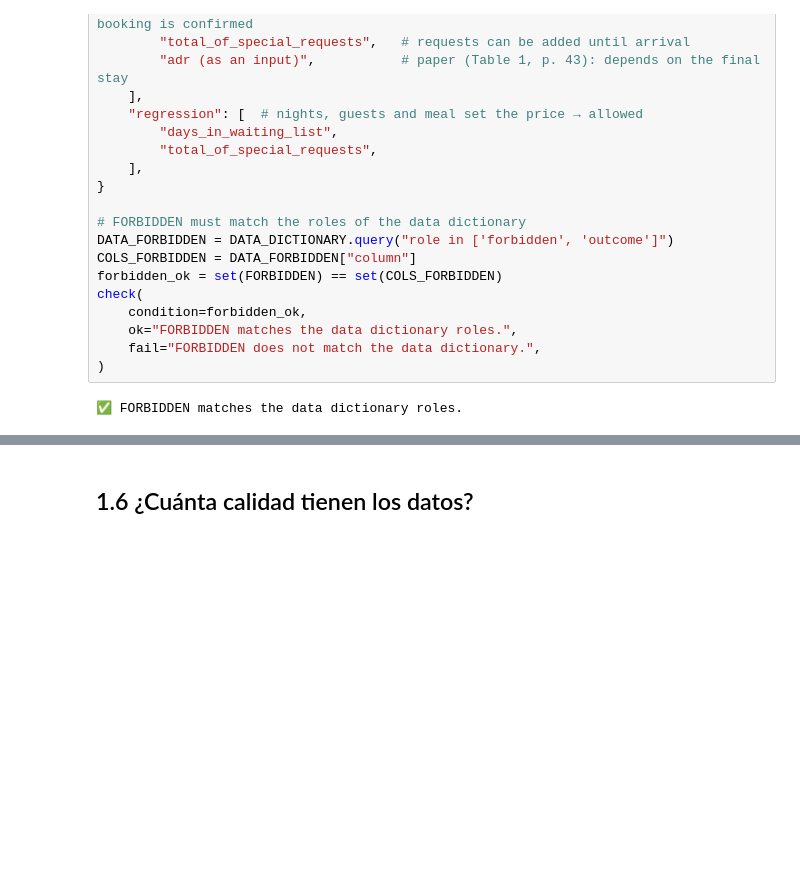
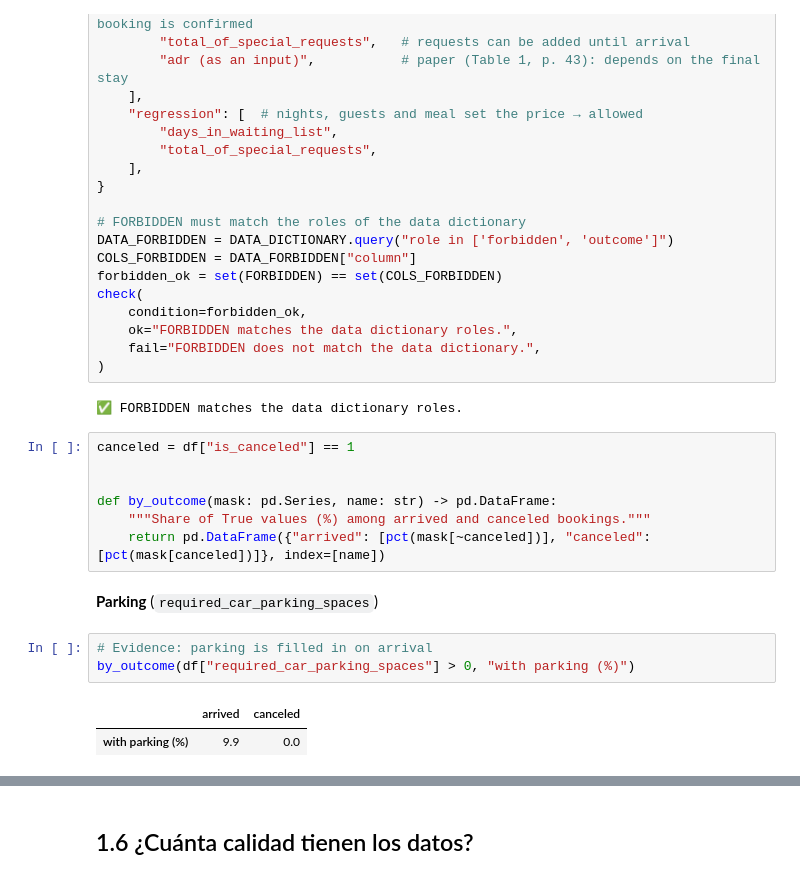
Before and after one commit to klorenzoe/hotel-booking-ML-project, a Jupyter notebook: hotel_booking_ml.ipynb, the cells around one changed output, grey strips where cells are left out. Drawn from its saved outputs; the diff is of its cells as text; blank space fills up the shorter version.

```diff
--- a/hotel_booking_ml.ipynb
+++ b/hotel_booking_ml.ipynb
@@ -308,3 +308,18 @@ check(
 )
 # %% [output]
 ✅ FORBIDDEN matches the data dictionary roles.
+# %%
+canceled = df["is_canceled"] == 1
+
+
+def by_outcome(mask: pd.Series, name: str) -> pd.DataFrame:
+    """Share of True values (%) among arrived and canceled bookings."""
+    return pd.DataFrame({"arrived": [pct(mask[~canceled])], "canceled": [pct(mask[canceled])]}, index=[name])
+# %% [markdown]
+**Parking** (`required_car_parking_spaces`)
+# %%
+# Evidence: parking is filled in on arrival
+by_outcome(df["required_car_parking_spaces"] > 0, "with parking (%)")
+# %% [output]
+|  | arrived | canceled |
+| with parking (%) | 9.9 | 0.0 |
```
Also changed, not shown: parts of 34 cells of this notebook.
